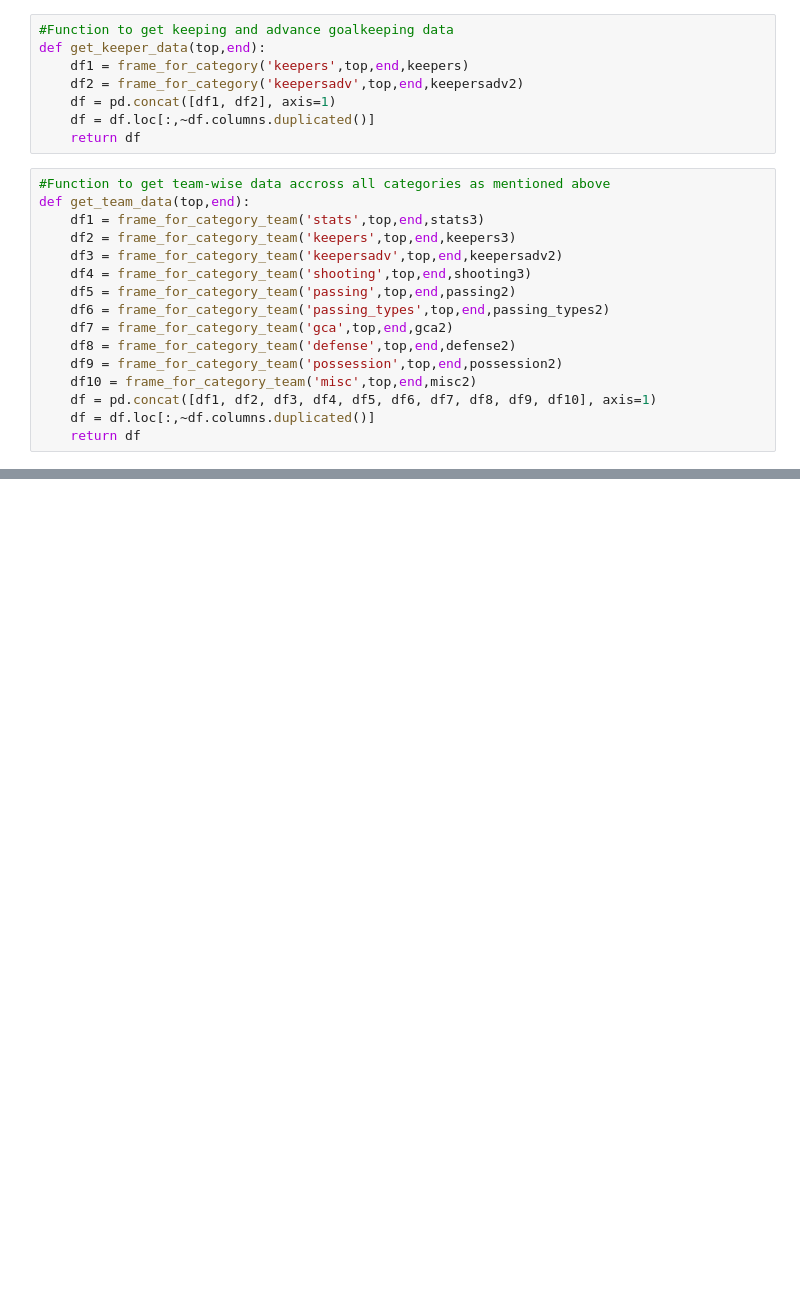
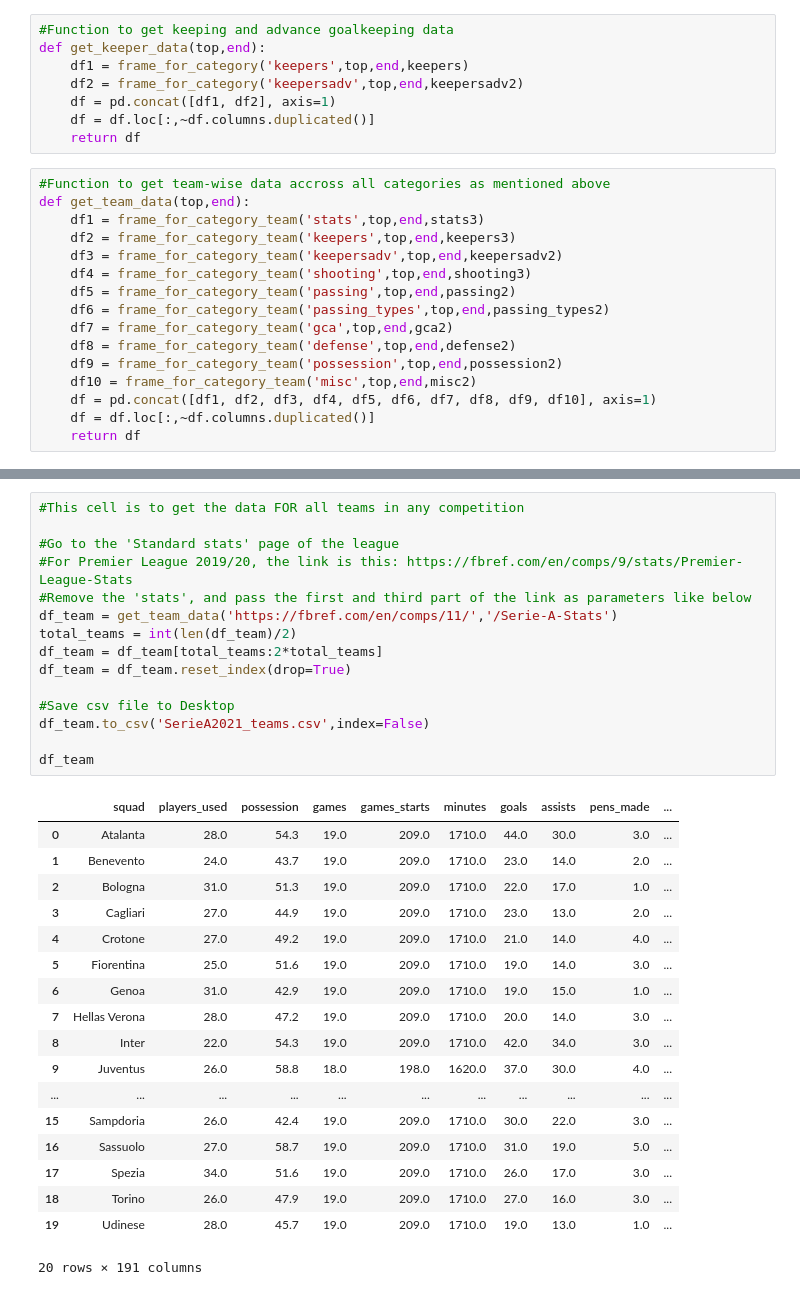
Before and after one commit to parth1902/Scrape-FBref-data, a Jupyter notebook: Scrape_FBref.ipynb, the cells around one changed output, grey strips where cells are left out. Cells and saved outputs as stored; diff of their text form; blank space fills up the shorter version.

```diff
--- a/Scrape_FBref.ipynb
+++ b/Scrape_FBref.ipynb
@@ -178 +185,35 @@ df_outfield
+# %%
+#This cell is to get the data FOR all teams in any competition
+
+#Go to the 'Standard stats' page of the league
+#For Premier League 2019/20, the link is this: https://fbref.com/en/comps/9/stats/Premier-League-Stats
+#Remove the 'stats', and pass the first and third part of the link as parameters like below
+df_team = get_team_data('https://fbref.com/en/comps/11/','/Serie-A-Stats')
+total_teams = int(len(df_team)/2)
+df_team = df_team[total_teams:2*total_teams]
+df_team = df_team.reset_index(drop=True)
+
+#Save csv file to Desktop
+df_team.to_csv('SerieA2021_teams.csv',index=False)
+
+df_team
+# %% [output]
+|  | squad | players_used | possession | games | games_starts | minutes | goals | assists | pens_made | ... |
+| 0 | Atalanta | 28.0 | 54.3 | 19.0 | 209.0 | 1710.0 | 44.0 | 30.0 | 3.0 | ... |
+| 1 | Benevento | 24.0 | 43.7 | 19.0 | 209.0 | 1710.0 | 23.0 | 14.0 | 2.0 | ... |
+| 2 | Bologna | 31.0 | 51.3 | 19.0 | 209.0 | 1710.0 | 22.0 | 17.0 | 1.0 | ... |
+| 3 | Cagliari | 27.0 | 44.9 | 19.0 | 209.0 | 1710.0 | 23.0 | 13.0 | 2.0 | ... |
+| 4 | Crotone | 27.0 | 49.2 | 19.0 | 209.0 | 1710.0 | 21.0 | 14.0 | 4.0 | ... |
+| 5 | Fiorentina | 25.0 | 51.6 | 19.0 | 209.0 | 1710.0 | 19.0 | 14.0 | 3.0 | ... |
+| 6 | Genoa | 31.0 | 42.9 | 19.0 | 209.0 | 1710.0 | 19.0 | 15.0 | 1.0 | ... |
+| 7 | Hellas Verona | 28.0 | 47.2 | 19.0 | 209.0 | 1710.0 | 20.0 | 14.0 | 3.0 | ... |
+| 8 | Inter | 22.0 | 54.3 | 19.0 | 209.0 | 1710.0 | 42.0 | 34.0 | 3.0 | ... |
+| 9 | Juventus | 26.0 | 58.8 | 18.0 | 198.0 | 1620.0 | 37.0 | 30.0 | 4.0 | ... |
+| ... | ... | ... | ... | ... | ... | ... | ... | ... | ... | ... |
+| 15 | Sampdoria | 26.0 | 42.4 | 19.0 | 209.0 | 1710.0 | 30.0 | 22.0 | 3.0 | ... |
+| 16 | Sassuolo | 27.0 | 58.7 | 19.0 | 209.0 | 1710.0 | 31.0 | 19.0 | 5.0 | ... |
+| 17 | Spezia | 34.0 | 51.6 | 19.0 | 209.0 | 1710.0 | 26.0 | 17.0 | 3.0 | ... |
+| 18 | Torino | 26.0 | 47.9 | 19.0 | 209.0 | 1710.0 | 27.0 | 16.0 | 3.0 | ... |
+| 19 | Udinese | 28.0 | 45.7 | 19.0 | 209.0 | 1710.0 | 19.0 | 13.0 | 1.0 | ... |
+20 rows × 191 columns
 # %%
```
Also changed, not shown: parts of 7 cells of this notebook.
